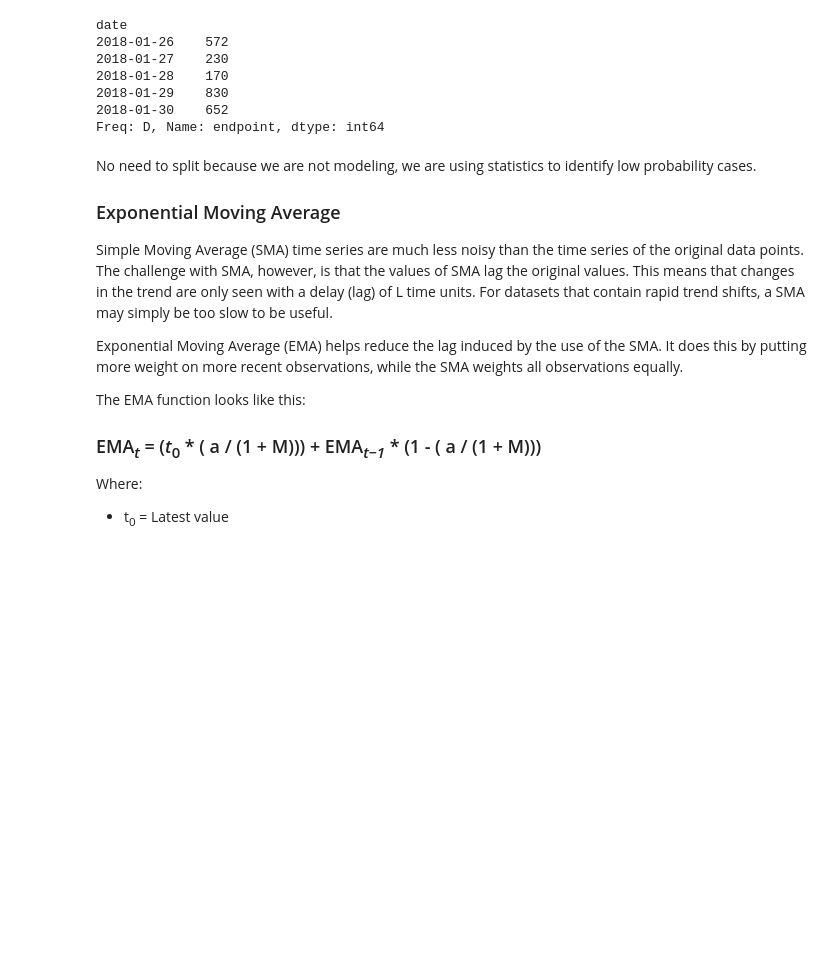
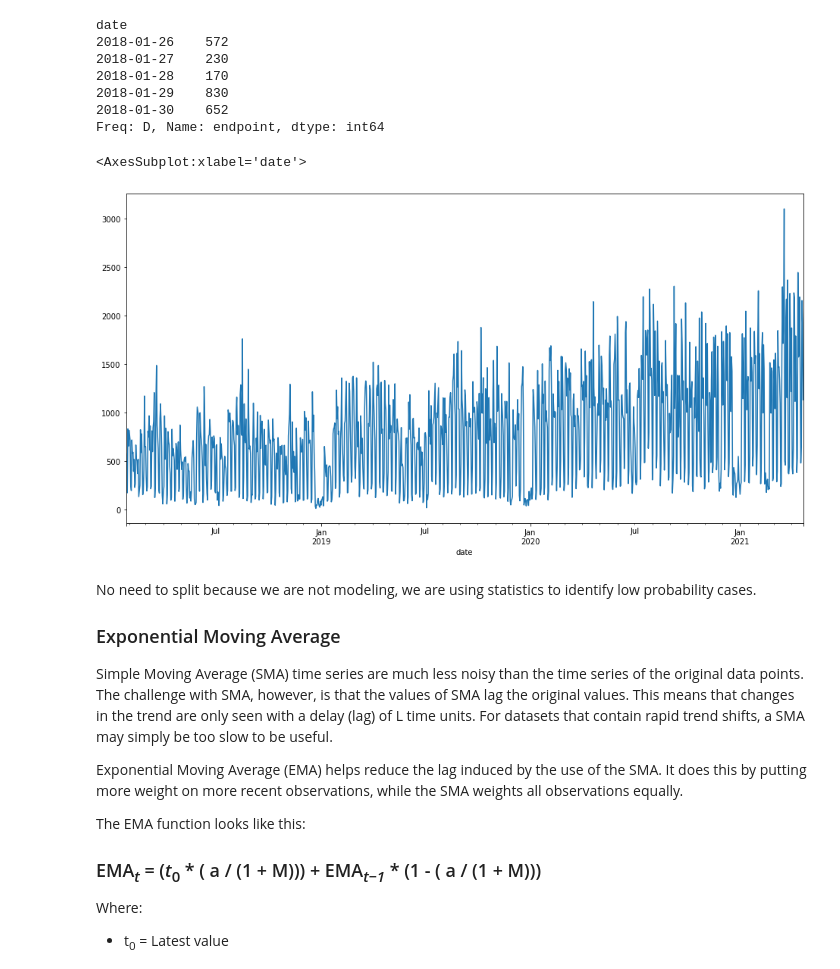
Before and after one commit to m3redithw/anomaly-detection-exercises, a Jupyter notebook: time_series_anomaly_lesson.ipynb, the cells around one changed output. Saved outputs shown, nothing was run; the diff lists cells and outputs as text; code cells hidden in the pictures; blank space fills up the shorter version.

```diff
--- a/time_series_anomaly_lesson.ipynb
+++ b/time_series_anomaly_lesson.ipynb
@@ -79,7 +79,11 @@ date
 2018-01-30    652
 Freq: D, Name: endpoint, dtype: int64
 # %%
+plt.figure(figsize = (16,8))
 pages.plot()
+# %% [output]
+<AxesSubplot:xlabel='date'>
+[figure, added]
 # %% [markdown]
 No need to split because we are not modeling, we are using statistics to identify low probability cases.
 
```
Also changed, not shown: parts of 13 cells of this notebook.
